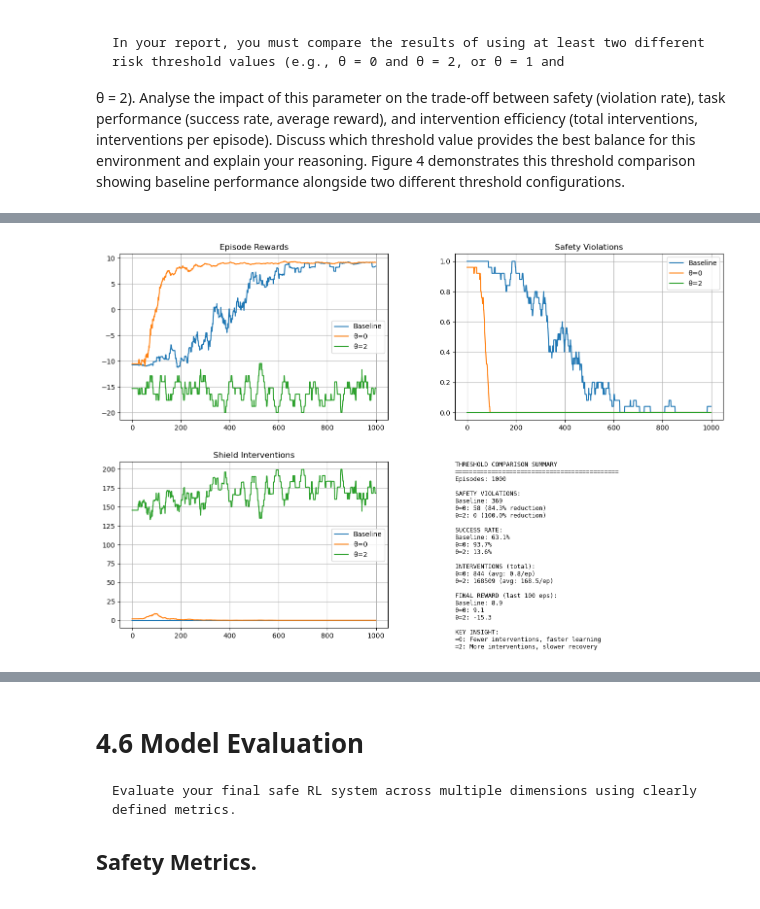
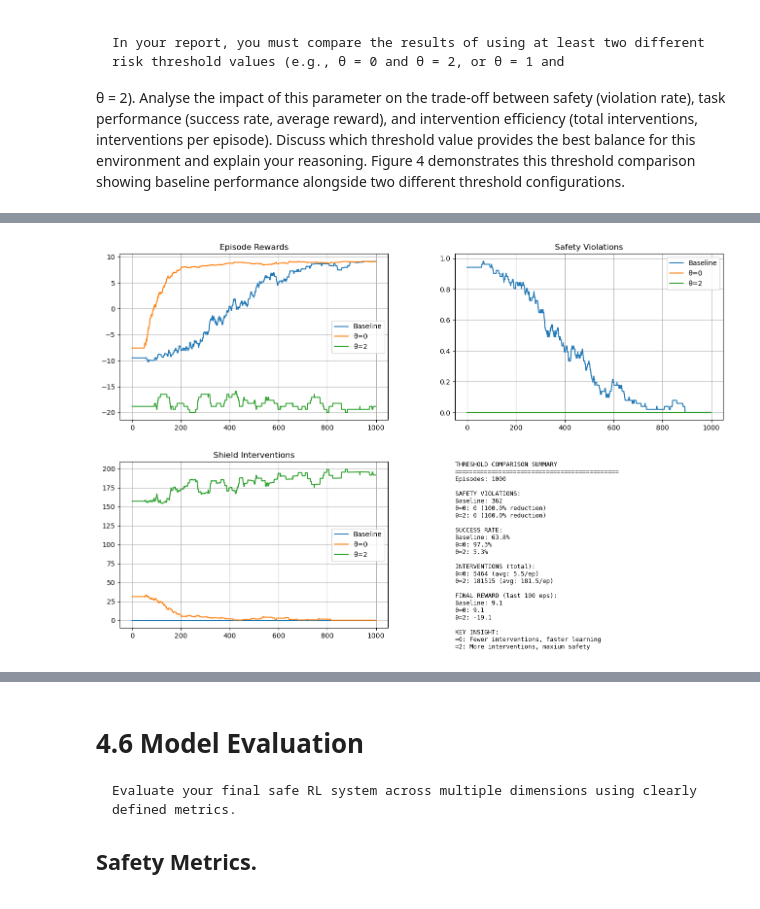
Before and after one commit to kurin0u0/9814, a Jupyter notebook: z5709922_assignment2/z5709922_assignment2.ipynb, the cells around one changed output, grey strips where cells are left out. Saved outputs shown, nothing was run; the diff lists cells and outputs as text; code cells hidden in the pictures.

```diff
--- a/z5709922_assignment2/z5709922_assignment2.ipynb
+++ b/z5709922_assignment2/z5709922_assignment2.ipynb
@@ -1263,13 +1263,13 @@ GAMMA = 0.99
 EPS_START = 1.0
 EPS_MIN = 0.01
 EPS_DECAY = 0.995
-SEED = 42
+SEED = 123
 THETAS = [0, 2]
 DEFAULT_THETA = 2
 MODEL_PATH = "safety_shield.pt"
 DATA_PKL = "complete_intervention_dataset.pkl"
 DETERMINISTIC_TIE_ORDER = [0, 3, 1, 2]
-SMOOTH_WINDOW = 25
+SMOOTH_WINDOW = 51
 
 # -------------------------
 # 可选：固定随机种子以减少额外随机性（并不改动超参的值）
@@ -1277,7 +1277,13 @@ SMOOTH_WINDOW = 25
 def set_global_seed(seed=SEED):
     random.seed(seed)
     np.random.seed(seed)
-    # 若使用 torch，请在主环境中也固定 torch 的种子（这里不启用 torch 以避免依赖）
+    try:
+        import torch
+        torch.manual_seed(seed)
+        torch.cuda.manual_seed_all(seed)
+    except Exception:
+        pass
+
 set_global_seed(SEED)
 
 # -------------------------
@@ -1366,27 +1372,46 @@ class RiskShield:
         with torch.no_grad():
             logits = self.model(feats)
             preds = torch.argmax(logits, dim=1).cpu().numpy().astype(int)
+
+            # 🔧 修复版的 near-tie 稳定化逻辑（确定性且偏向“更安全”的类）
+            # 目的：避免浮点噪声导致类别在边界附近频繁翻转
+            eps = 1e-6
+            vals = logits.cpu().numpy()
+            for i in range(len(vals)):
+                top = np.max(vals[i])
+                # 找出所有接近 top 的类索引（top within eps）
+                top_indices = np.where(vals[i] >= top - eps)[0]
+                if len(top_indices) > 1:
+                    # 如果有多于一个“并列第一”，在并列中**选择最大索引（更高的 class，通常更安全）**
+                    preds[i] = int(top_indices.max())
+            # 🔧 稳定化结束
         return preds
+
 
     def safe_action(self, state, proposed_action, q_table, theta=DEFAULT_THETA):
         preds = self.predict_classes_all_actions(state)
-        acceptable = [a for a in range(4) if preds[a] >= theta]
+        # preds[a] ∈ {0,1,2,3}
+
+        # Step (3): if proposed action is acceptable, execute directly
         if preds[proposed_action] > theta:
-            return proposed_action, False
-        if len(acceptable) > 0:
+            return proposed_action, False  # no intervention
+
+        # Step (4): candidate set of acceptable actions
+        C = [a for a in range(4) if preds[a] > theta]
+
+        # Step (5): if we have acceptable actions, choose one with highest Q
+        if len(C) > 0:
             qvals = q_table.get(state, np.zeros(4))
-            best = max(acceptable, key=lambda a: (qvals[a], -DETERMINISTIC_TIE_ORDER.index(a)))
-            return int(best), True
-        cmax = preds.max()
-        candidates = [a for a in range(4) if preds[a] == cmax]
+            # tie-breaking: UP, RIGHT, DOWN, LEFT
+            best_a = max(C, key=lambda a: (qvals[a], -DETERMINISTIC_TIE_ORDER.index(a)))
+            return best_a, True
+
+        # Step (6): if no acceptable actions exist, choose least risky class
+        cmax = np.max(preds)
+        C2 = [a for a in range(4) if preds[a] == cmax]
         qvals = q_table.get(state, np.zeros(4))
-        best_q, best_a = None, None
-        for a in DETERMINISTIC_TIE_ORDER:
-            if a in candidates:
-                if best_a is None or qvals[a] > best_q:
-                    best_a = a
-                    best_q = qvals[a]
-        return int(best_a) if best_a is not None else proposed_action, True
+        best_a = max(C2, key=lambda a: (qvals[a], -DETERMINISTIC_TIE_ORDER.index(a)))
+        return best_a, True
 
 # -------------------------
 # Q-learning with shield
@@ -1410,7 +1435,13 @@ def q_learning_with_shield(env, shield, theta=None,
             if random.random() < eps:
                 a_prop = random.choice(list(env.ACTIONS.keys()))
             else:
-                a_prop = int(np.argmax(q_table[state]))
+                qvals = q_table[state]
+                best_val = np.max(qvals)
+                cands = [a for a in range(4) if abs(qvals[a] - best_val) < 1e-12]
+                for a in DETERMINISTIC_TIE_ORDER:
+                    if a in cands:
+                        a_prop = a
+                        break
             if shield is None or theta is None:
                 a_exec, intervened = a_prop, False
             else:
@@ -1559,7 +1590,7 @@ def plot_summary(results):
         "",
         "KEY INSIGHT:",
         "=0: Fewer interventions, faster learning",
-        "=2: More interventions, slower recovery",
+        "=2: More interventions, maxium safety",
     ]
 
     # 在图中显示文字
@@ -1629,6 +1660,15 @@ if __name__ == "__main__":
 
     danger_map = load_danger_map(DATA_PKL)
     feature_fn = make_feature_fn(env, danger_map)
+
+    # ---- quick test: inspect shield predictions ----
+    print("Inspecting RiskShield predictions on random states...")
+    shield = RiskShield(MODEL_PATH, feature_fn)
+    for _ in range(8):
+        s = env.reset()
+        print("state:", s, " -> predicted classes:", shield.predict_classes_all_actions(s))
+    print("Shield prediction inspection done.\n")
+
     results = run_all(env, feature_fn)
     plot_summary(results)
     print_threshold_summary(results)
@@ -1637,8 +1688,8 @@ if __name__ == "__main__":
 Running Baseline (no shield)...
 Running Shield θ=0 ...
 Running Shield θ=2 ...
 Saved results to task5_metrics.pkl
-[figure, old version]
+[figure, new version]
 THRESHOLD COMPARISON SUMMARY
 ==================================================
 Episodes: 1000
```
Also changed, not shown: parts of 2 cells of this notebook, 4 other files.
